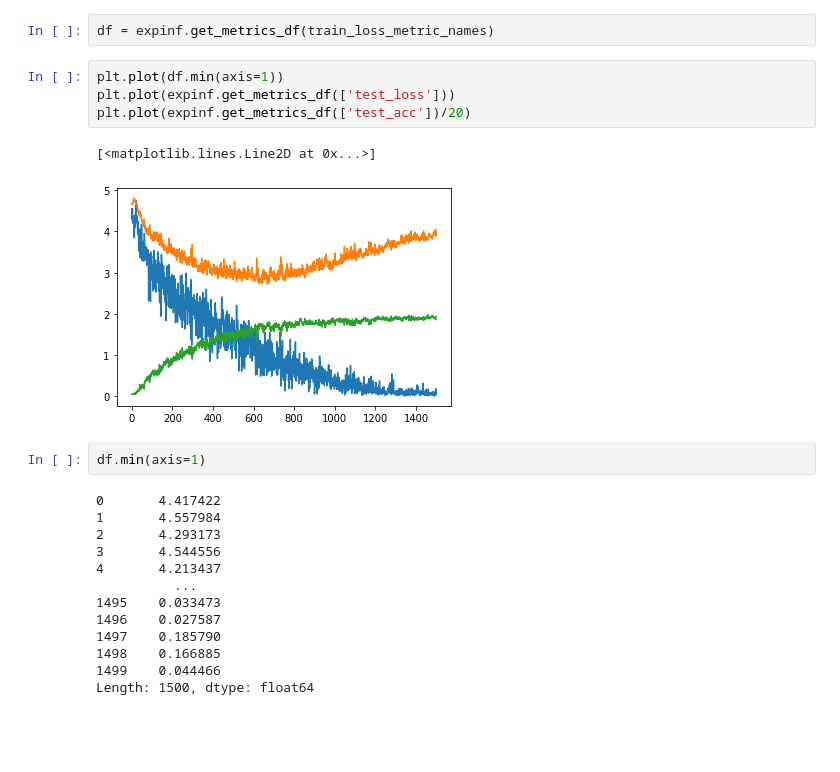
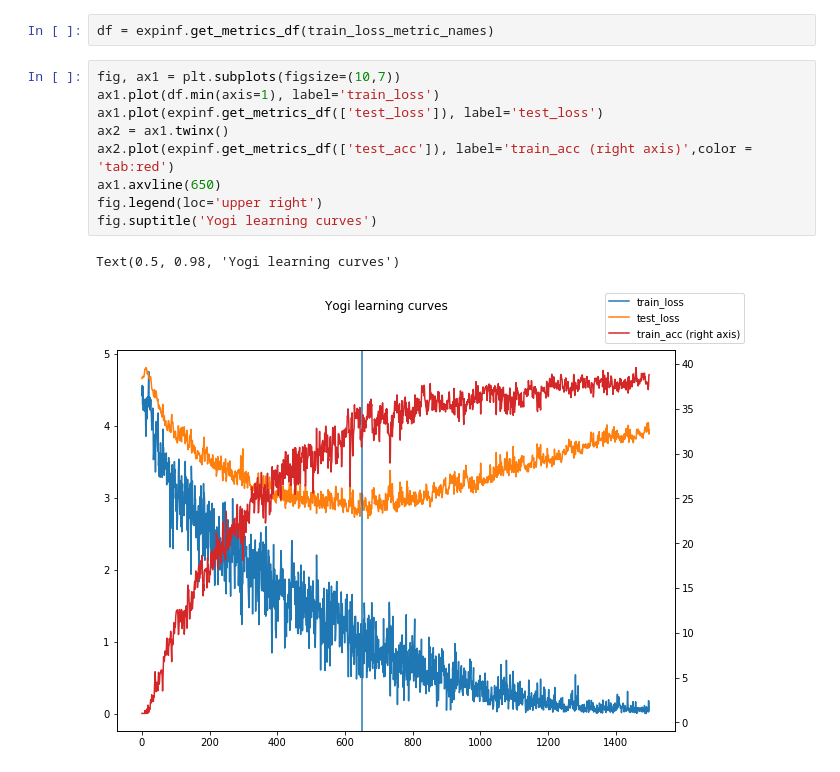
Before and after one commit to matech96/FederatedLighting, a Jupyter notebook: notebooks/investigations/03_train_loss.ipynb, the cells around one changed output. Drawn from its saved outputs; the diff is of its cells as text; blank space fills up the shorter version.

```diff
--- a/notebooks/investigations/03_train_loss.ipynb
+++ b/notebooks/investigations/03_train_loss.ipynb
@@ -41,25 +41,15 @@ expinf = ExperminetInfo(comet_api, 'federated-learning/server-side-opt-long/6ff8
 train_loss_metric_names = [m for m in expinf.metric_names if m.endswith('_train_loss')]
 # %%
 df = expinf.get_metrics_df(train_loss_metric_names)
-# %%
-plt.plot(df.min(axis=1))
-plt.plot(expinf.get_metrics_df(['test_loss']))
-plt.plot(expinf.get_metrics_df(['test_acc'])/20)
-# %% [output]
-[<matplotlib.lines.Line2D at 0x...>]
-[figure, removed]
-# %%
-df.min(axis=1)
-# %% [output]
-0       4.417422
-1       4.557984
-2       4.293173
-3       4.544556
-4       4.213437
-          ...
-1495    0.033473
-1496    0.027587
-1497    0.185790
-1498    0.166885
-1499    0.044466
-Length: 1500, dtype: float64
+# %%
+fig, ax1 = plt.subplots(figsize=(10,7))
+ax1.plot(df.min(axis=1), label='train_loss')
+ax1.plot(expinf.get_metrics_df(['test_loss']), label='test_loss')
+ax2 = ax1.twinx()
+ax2.plot(expinf.get_metrics_df(['test_acc']), label='train_acc (right axis)',color = 'tab:red')
+ax1.axvline(650)
+fig.legend(loc='upper right')
+fig.suptitle('Yogi learning curves')
+# %% [output]
+Text(0.5, 0.98, 'Yogi learning curves')
+[figure, added]
```
Also changed, not shown: 6 other files.
